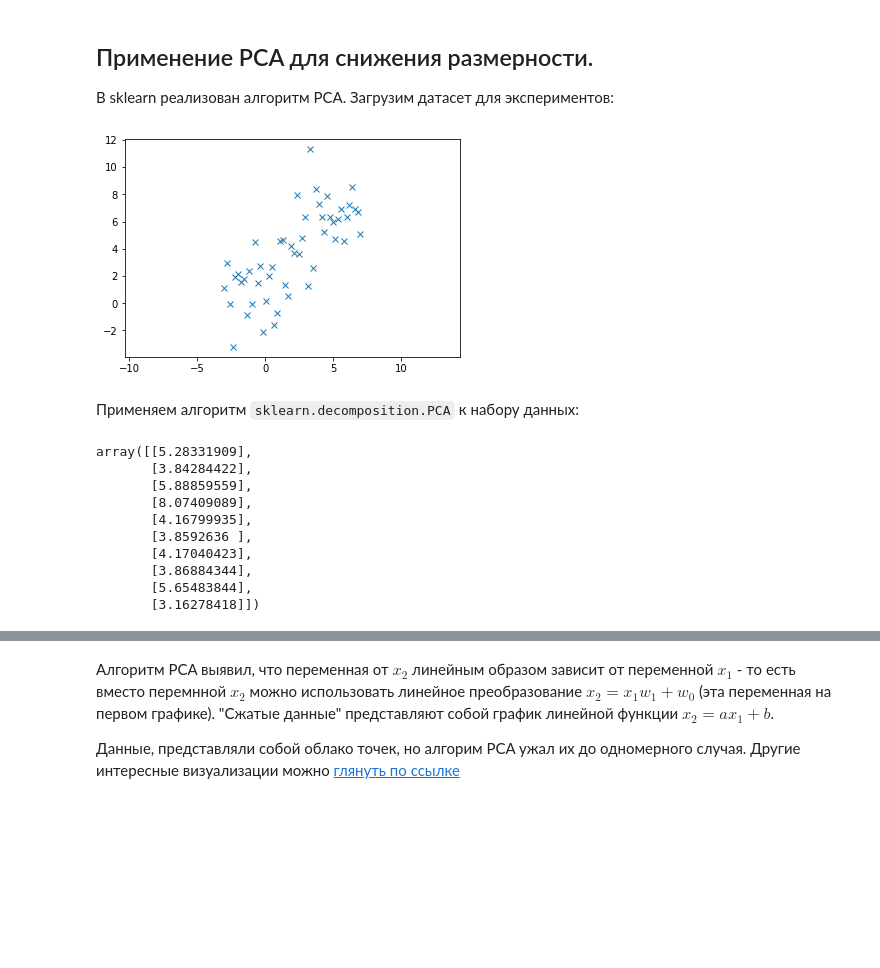
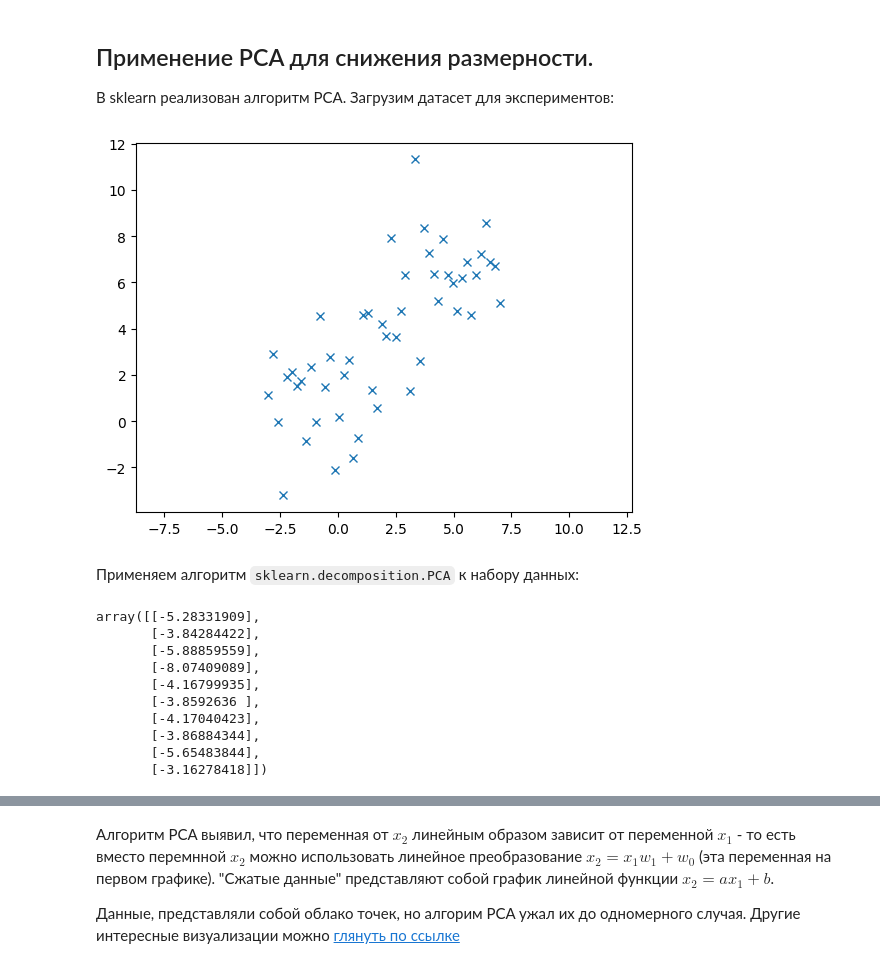
Before and after one commit to aleksandr-dzhumurat/ai_product_engineer, a Jupyter notebook: jupyter_notebooks/vol_04_deep_dive_04_unsupervised_intro.ipynb, the cells around one changed output, grey strips where cells are left out. Cells and saved outputs as stored; diff of their text form; code cells hidden in the pictures; blank space fills up the shorter version.

```diff
--- a/jupyter_notebooks/vol_04_deep_dive_04_unsupervised_intro.ipynb
+++ b/jupyter_notebooks/vol_04_deep_dive_04_unsupervised_intro.ipynb
@@ -514,7 +515,7 @@ print("Качество кластеризации по метрике AMI %.3f"
 # %%
 import pickle
 
-with open('data/clustering.pkl', 'rb') as f:
+with open(os.path.join(root_data_dir, 'clustering.pkl'), 'rb') as f:
     data = pickle.load(f)
 
 data.keys()
@@ -576,17 +577,17 @@ $$
 # %%
 import numpy as np
 import matplotlib.pyplot as plt
 import pickle
 %matplotlib inline
 
-with open('./data/eigen.pkl', 'rb') as f:
+with open(os.path.join(root_data_dir, 'eigen.pkl'), 'rb') as f:
     X = pickle.load(f)
 
 plt.plot(X[:,0], X[:,1], 'x')
 plt.axis('equal')
 plt.show()
 # %% [output]
-[figure, old version]
+[figure, new version]
 # %% [markdown]
 Применяем алгоритм `sklearn.decomposition.PCA` к набору данных:
 # %%
@@ -596,16 +597,16 @@ pca = PCA(n_components=1).fit(X)
 X_pca = pca.transform(X)
 X_pca[:10]
 # %% [output]
-array([[5.28331909],
-       [3.84284422],
-       [5.88859559],
-       [8.07409089],
-       [4.16799935],
-       [3.8592636 ],
-       [4.17040423],
-       [3.86884344],
-       [5.65483844],
-       [3.16278418]])
+array([[-5.28331909],
+       [-3.84284422],
+       [-5.88859559],
+       [-8.07409089],
+       [-4.16799935],
+       [-3.8592636 ],
+       [-4.17040423],
+       [-3.86884344],
+       [-5.65483844],
+       [-3.16278418]])
 # %% [markdown]
 Мы сжали с помощью PCA двумерные данные в одномерный массив.
 
```
Also changed, not shown: parts of 16 cells of this notebook, 8 other files.
